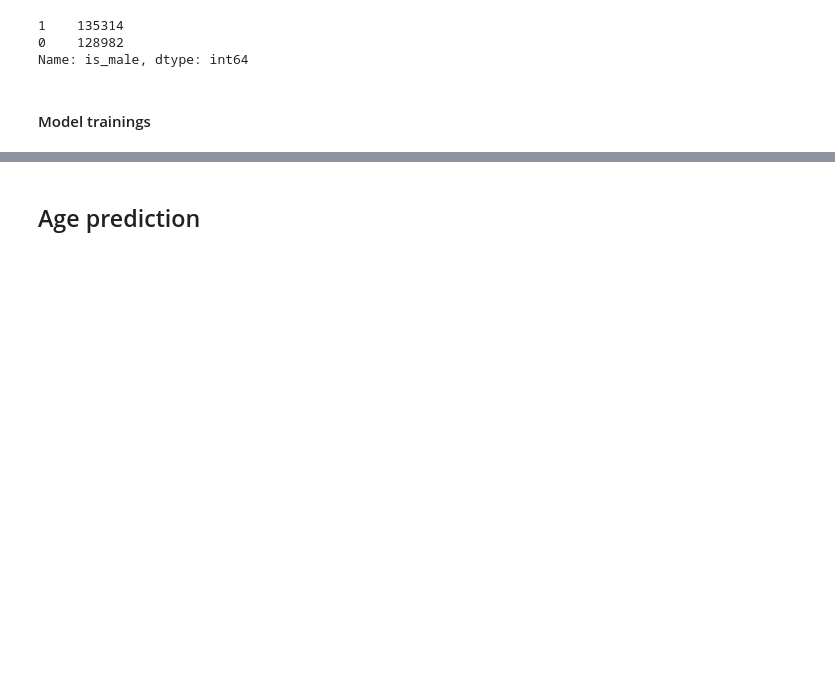
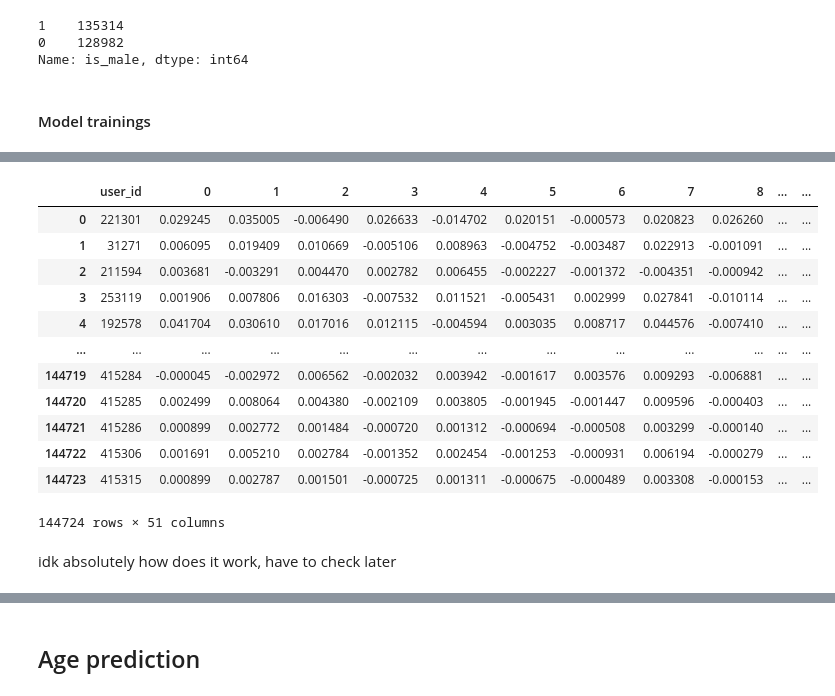
Before and after one commit to a125x/MTS-ML-CUP, a Jupyter notebook: mts-cup-kaggle.ipynb, the cells around one changed output, grey strips where cells are left out. Saved outputs shown, nothing was run; the diff lists cells and outputs as text; code cells hidden in the pictures; blank space fills up the shorter version.

Commit message:
stranger submit

```diff
--- a/mts-cup-kaggle.ipynb
+++ b/mts-cup-kaggle.ipynb
@@ -7,17 +7,23 @@ k-fold, transformers, features generation, polars,
 fix left bisect as described in the changed rules
 # %%
 SPLIT_SEED = 42
-FAISS_ITERATIONS = 50
-KFOLD_SPLITS = 5
+KFOLD_SPLITS = 3
+
 IS_EMBEDDING_USED = True
-IS_MODEL_CATBOOST = True
+if (IS_EMBEDDING_USED):
+    FAISS_ITERATIONS = 5
+
 IS_NOTEBOOK_ON_KAGGLE = True
-
 if (IS_NOTEBOOK_ON_KAGGLE):
     LOCAL_DATA_PATH = '/kaggle/input/mts-ml-cookies'
     DATA_FILE = 'dataset_full.feather'
     TARGET_FILE = 'target_train.feather'
     SUBMISSION_FILE = 'submission.feather'
+
+IS_MODEL_CATBOOST = True
+IS_MODEL_RANDFOREST = False
+if (IS_MODEL_RANDFOREST):
+    MAX_DEPTH = 10
 # %%
 import sys
 import os
@@ -316,2 +307,18 @@ Max train index is [52860 52861 52862 52863 52864]
 Max test index is [0 1 2 3 4]
+# %%
+id_to_submit.merge(usr_emb, how = 'left', on = ['user_id'])
+# %% [output]
+|  | user_id | 0 | 1 | 2 | 3 | 4 | 5 | 6 | 7 | 8 | ... | ... |
+| 0 | 221301 | 0.029245 | 0.035005 | -0.006490 | 0.026633 | -0.014702 | 0.020151 | -0.000573 | 0.020823 | 0.026260 | ... | ... |
+| 1 | 31271 | 0.006095 | 0.019409 | 0.010669 | -0.005106 | 0.008963 | -0.004752 | -0.003487 | 0.022913 | -0.001091 | ... | ... |
+| 2 | 211594 | 0.003681 | -0.003291 | 0.004470 | 0.002782 | 0.006455 | -0.002227 | -0.001372 | -0.004351 | -0.000942 | ... | ... |
+| 3 | 253119 | 0.001906 | 0.007806 | 0.016303 | -0.007532 | 0.011521 | -0.005431 | 0.002999 | 0.027841 | -0.010114 | ... | ... |
+| 4 | 192578 | 0.041704 | 0.030610 | 0.017016 | 0.012115 | -0.004594 | 0.003035 | 0.008717 | 0.044576 | -0.007410 | ... | ... |
+| ... | ... | ... | ... | ... | ... | ... | ... | ... | ... | ... | ... | ... |
+| 144719 | 415284 | -0.000045 | -0.002972 | 0.006562 | -0.002032 | 0.003942 | -0.001617 | 0.003576 | 0.009293 | -0.006881 | ... | ... |
+| 144720 | 415285 | 0.002499 | 0.008064 | 0.004380 | -0.002109 | 0.003805 | -0.001945 | -0.001447 | 0.009596 | -0.000403 | ... | ... |
+| 144721 | 415286 | 0.000899 | 0.002772 | 0.001484 | -0.000720 | 0.001312 | -0.000694 | -0.000508 | 0.003299 | -0.000140 | ... | ... |
+| 144722 | 415306 | 0.001691 | 0.005210 | 0.002784 | -0.001352 | 0.002454 | -0.001253 | -0.000931 | 0.006194 | -0.000279 | ... | ... |
+| 144723 | 415315 | 0.000899 | 0.002787 | 0.001501 | -0.000725 | 0.001311 | -0.000675 | -0.000489 | 0.003308 | -0.000153 | ... | ... |
+144724 rows × 51 columns
 # %%
@@ -321,0 +332,2 @@ if (IS_MODEL_CATBOOST):
+# %% [markdown]
+idk absolutely how does it work, have to check later
```
Also changed, not shown: parts of 20 cells of this notebook.
